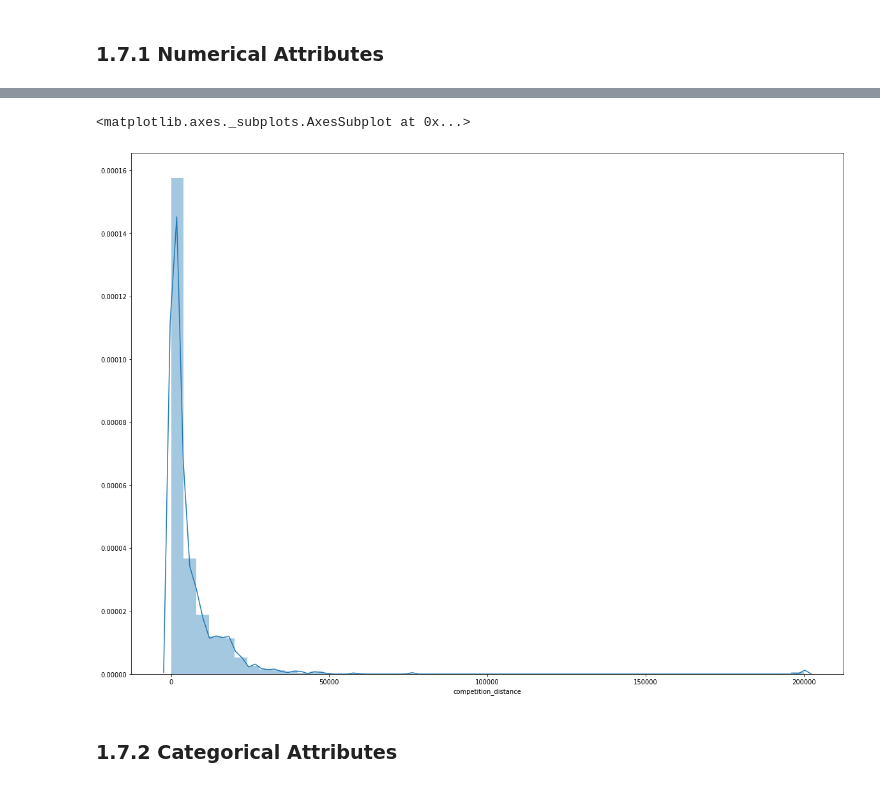
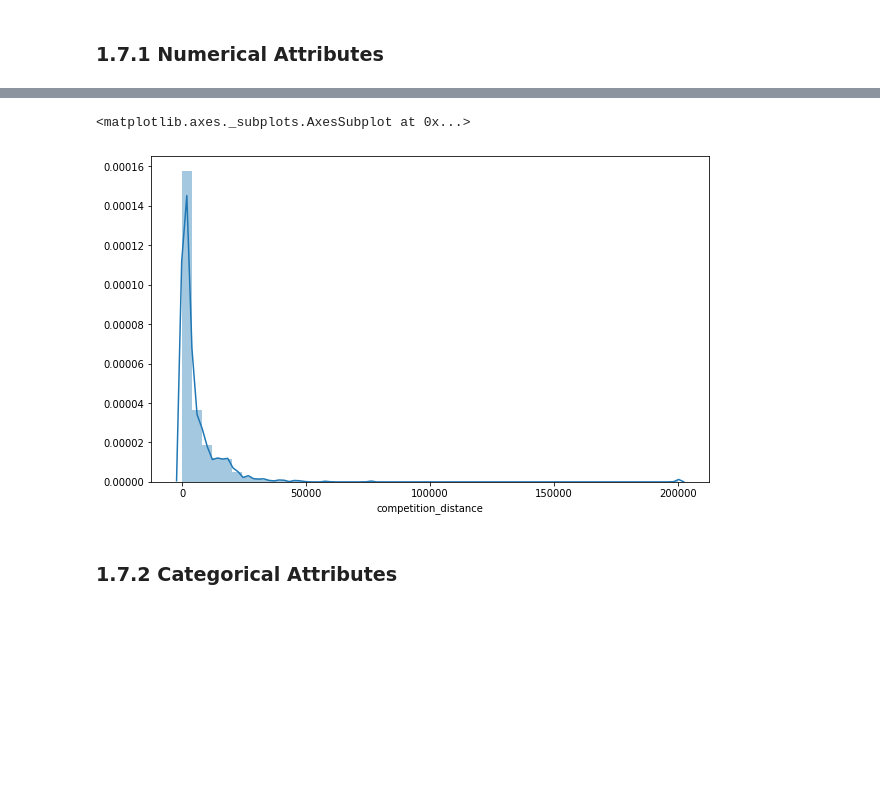
Before and after one commit to ArthurMesquita96/Rossmann-Predict-Sales, a Jupyter notebook: m03_v01_store_sales_predicton.ipynb, the cells around one changed output, grey strips where cells are left out. Drawn from its saved outputs; the diff is of its cells as text; code cells hidden in the pictures; blank space fills up the shorter version.

```diff
--- a/m03_v01_store_sales_predicton.ipynb
+++ b/m03_v01_store_sales_predicton.ipynb
@@ -234,11 +234,11 @@ m
 # %%
 import matplotlib.pyplot as plt
 
-fig = plt.figure(figsize=(20,15))
+fig = plt.figure(figsize=(10,6))
 sns.distplot(df1['competition_distance'])
 # %% [output]
 <matplotlib.axes._subplots.AxesSubplot at 0x...>
-[figure, old version]
+[figure, new version]
 # %% [markdown]
 ### 1.7.2 Categorical Attributes
 # %%
```
Also changed, not shown: parts of 10 cells of this notebook.
